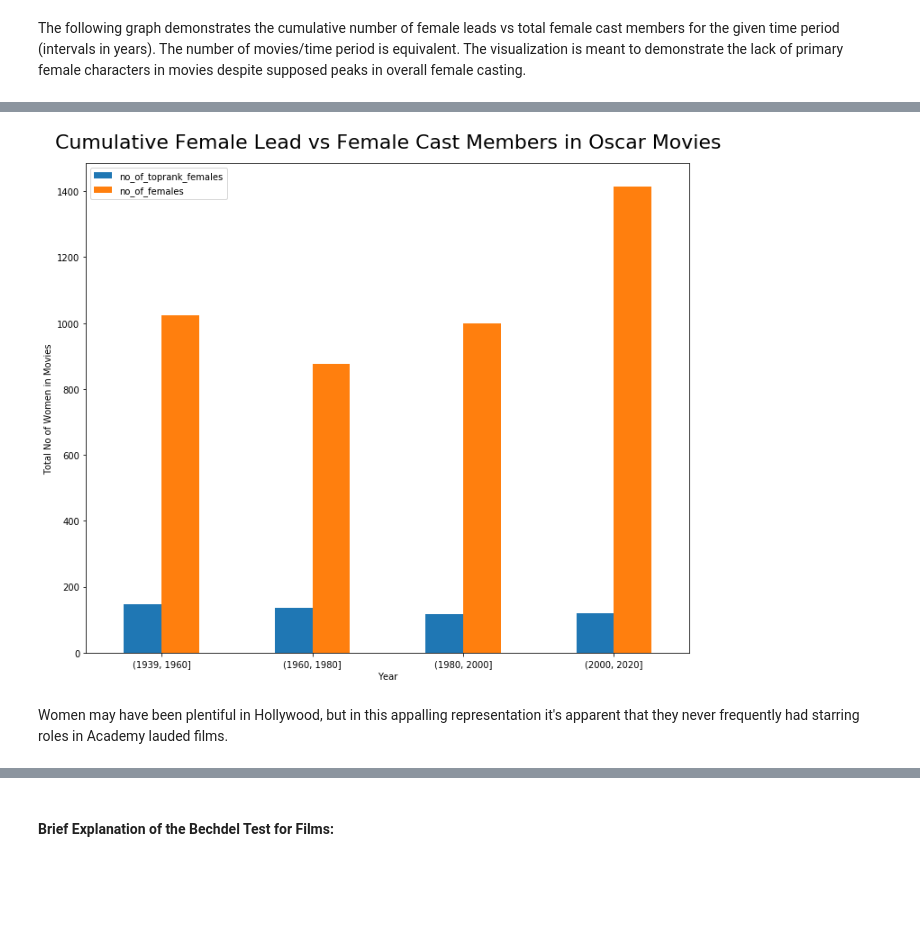
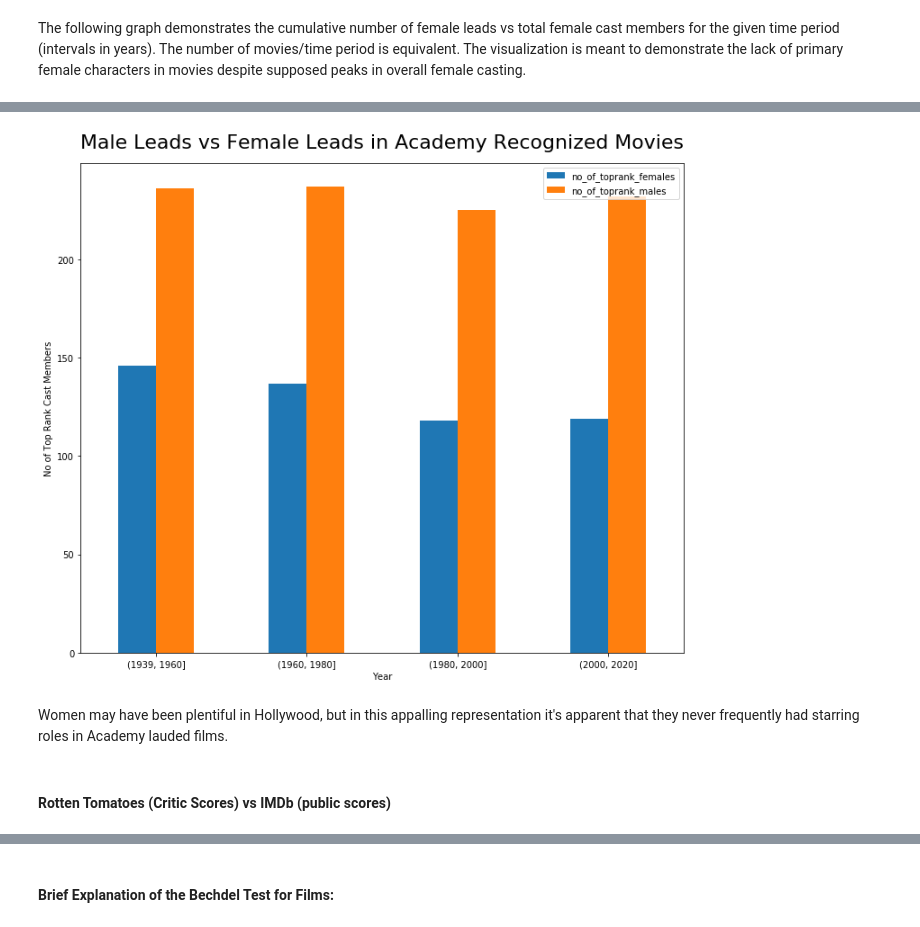
Before and after one commit to maitreyirajaram/oscar-awards-analysis, a Jupyter notebook: MovieReport.ipynb, the cells around one changed output, grey strips where cells are left out. Saved outputs shown, nothing was run; the diff lists cells and outputs as text; code cells hidden in the pictures; blank space fills up the shorter version.

```diff
--- a/MovieReport.ipynb
+++ b/MovieReport.ipynb
@@ -129,13 +150,19 @@ The following adds a column with the number of females per film to our movies da
 #function that iterates through cast list and counts females
 def count_females(cast_list):
     female_count = 0
+    male_count = 0
     for item in cast_list:
         act_ser = actors[actors['Name']==item[0]]
-        if act_ser["Gender"].tolist()[0] == 1:
-            female_count += 1
-    return female_count
+        gender = act_ser["Gender"].tolist()
+        if len(gender) > 0:
+            if gender[0] == 1:
+                female_count += 1
+            elif gender[0] == 2:
+                male_count += 1
+    return female_count, male_count
 
 #get number of female cast members per movie
-movies['no_of_females'] = movies.apply(lambda row: count_females(row['Cast']),axis=1)
+movies['no_of_females'] = movies.apply(lambda row: count_females(row['Cast'])[0],axis=1)
+movies['no_of_males'] = movies.apply(lambda row: count_females(row['Cast'])[1],axis=1)
 movies
 # %% [output]
@@ -157,7 +183,7 @@ movies
 #get movie with largest female cast
 
 #convert from string type to date type (for use later)
-movies['Release Date'] = pd.to_datetime(movies['Release Date'])
+movies['Release Date'] = pd.to_datetime(movies['Release Date'], errors='coerce')
 
 female_cast = movies[['no_of_females', 'Title', 'Release Date']]
 print(female_cast.max())
@@ -333,13 +405,23 @@ The following graph demonstrates the cumulative number of female leads vs total
 
 def count_females_rankbased(cast_list):
     female_count = 0
+    male_count = 0
     for item in cast_list:
         act_ser = actors[actors['Name']==item[0]]
-        if (act_ser["Gender"].tolist()[0] == 1) and item[1] <= 5:
-            female_count += 1
-    return female_count
+        if item[1] <= 5:
+            if (act_ser["Gender"].tolist()[0]) == 1:
+                female_count += 1
+            elif (act_ser["Gender"].tolist()[0]) == 2:
+                male_count += 1
+    return female_count, male_count
 
 #get number of female cast members per movie
-movies['no_of_toprank_females'] = movies.apply(lambda row: count_females_rankbased(row['Cast']),axis=1)
+movies['no_of_toprank_females'] = movies.apply(lambda row: count_females_rankbased(row['Cast'])[0],axis=1)
+
+#get number of top rank males for given movie (5 - no of top rank females)
+#movies['no_of_toprank_males'] = movies.apply(lambda row: 5-(count_females_rankbased(row['Cast'])),axis=1)
+
+movies['no_of_toprank_males'] = movies.apply(lambda row: count_females_rankbased(row['Cast'])[1],axis=1)
+
 movies.head()
 # %% [output]
@@ -353,19 +435,21 @@ movies.head()
 # %%
-fem_graph=movies[['Award Year','no_of_toprank_females','no_of_females']]
+fem_graph=movies[['Award Year','no_of_toprank_females','no_of_toprank_males']]
 
 #fem_graph=fem_graph.set_index('Award Year')
 
 bins = pd.cut(fem_graph['Award Year'], [1939, 1960, 1980, 2000,2020])
 #print(bins)
-new = fem_graph.groupby(bins)['no_of_toprank_females','no_of_females'].sum()
+new = fem_graph.groupby(bins)['no_of_toprank_females','no_of_toprank_males'].sum()
 #print(new)
 ax = new.plot.bar(rot=0, figsize=(12,10), legend=True)
 
 #styling
 plt.xlabel("Year")
-plt.ylabel("Total No of Women in Movies")
-plt.title("Cumulative Female Lead vs Female Cast Members in Oscar Movies", y=1.02, fontsize=22);
+plt.ylabel("No of Top Rank Cast Members")
+plt.title("Male Leads vs Female Leads in Academy Recognized Movies", y=1.02, fontsize=22);
 # %% [output]
-[figure, old version]
+[figure, new version]
 # %% [markdown]
 Women may have been plentiful in Hollywood, but in this appalling representation it's apparent that they never frequently had starring roles in Academy lauded films.
+# %% [markdown]
+#### Rotten Tomatoes (Critic Scores) vs IMDb (public scores)
```
Also changed, not shown: parts of 38 cells of this notebook, 4 other files.
